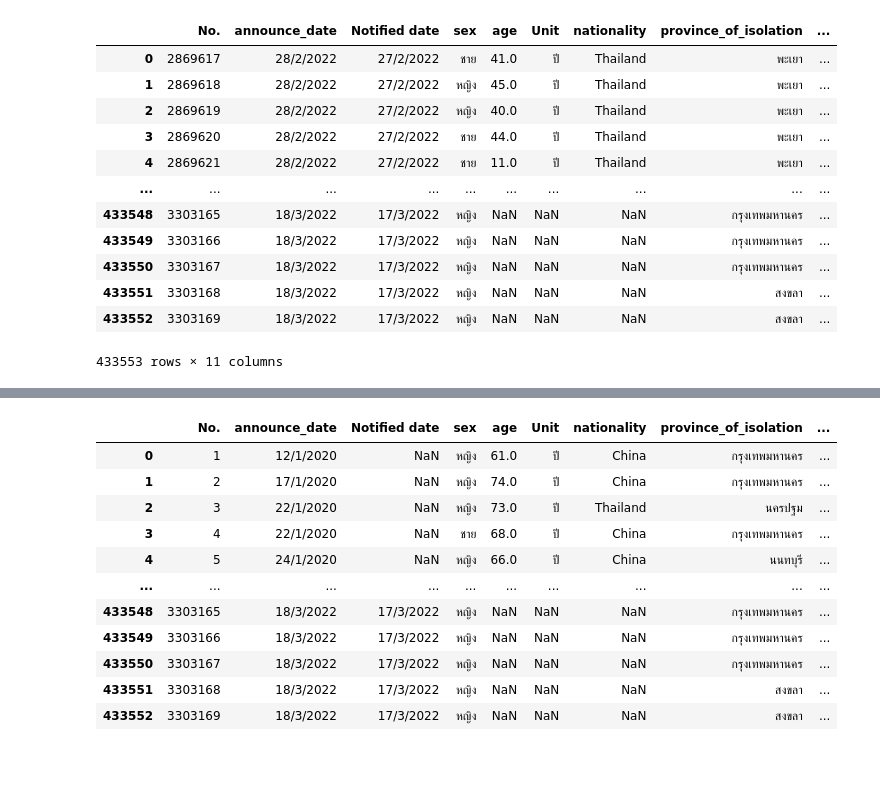
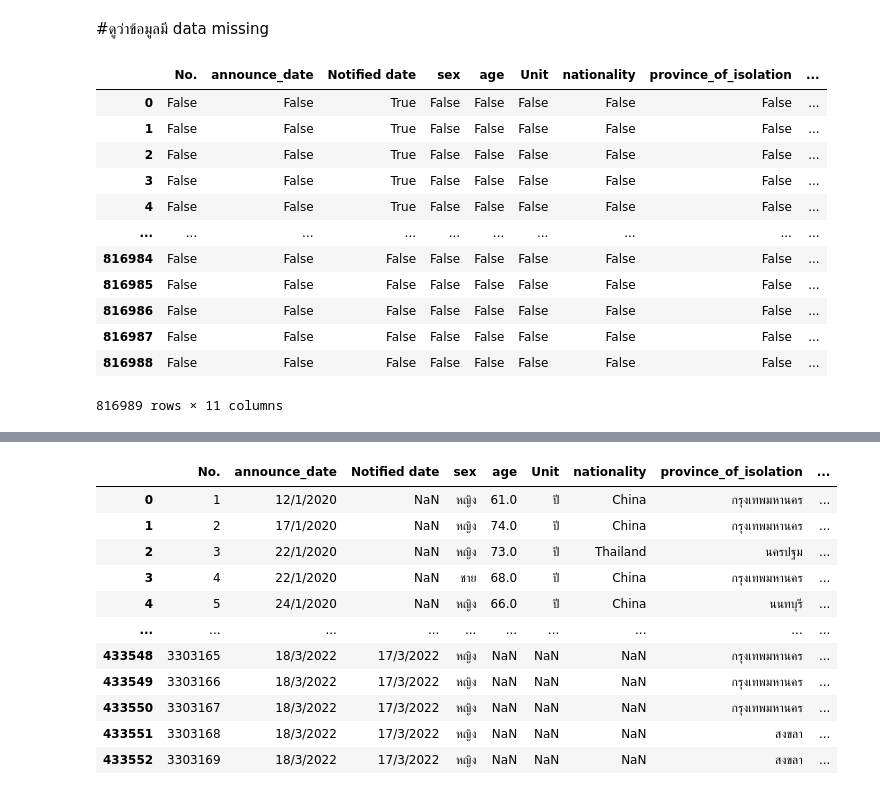
Before and after one commit to sitthatkaja/data_viz_2022, a Jupyter notebook: Project_Group.ipynb, the cells around one changed output, grey strips where cells are left out. Drawn from its saved outputs; the diff is of its cells as text; code cells hidden in the pictures; blank space fills up the shorter version.

```diff
--- a/Project_Group.ipynb
+++ b/Project_Group.ipynb
@@ -70,16 +85,18 @@ data_03
-# %%
-data_04
-# %% [output]
-|  | No. | announce_date | Notified date | sex | age | Unit | nationality | province_of_isolation | ... |
-| 0 | 2869617 | 28/2/2022 | 27/2/2022 | ชาย | 41.0 | ปี | Thailand | พะเยา | ... |
-| 1 | 2869618 | 28/2/2022 | 27/2/2022 | หญิง | 45.0 | ปี | Thailand | พะเยา | ... |
-| 2 | 2869619 | 28/2/2022 | 27/2/2022 | หญิง | 40.0 | ปี | Thailand | พะเยา | ... |
-| 3 | 2869620 | 28/2/2022 | 27/2/2022 | ชาย | 44.0 | ปี | Thailand | พะเยา | ... |
-| 4 | 2869621 | 28/2/2022 | 27/2/2022 | ชาย | 11.0 | ปี | Thailand | พะเยา | ... |
-| ... | ... | ... | ... | ... | ... | ... | ... | ... | ... |
-| 433548 | 3303165 | 18/3/2022 | 17/3/2022 | หญิง | NaN | NaN | NaN | กรุงเทพมหานคร | ... |
-| 433549 | 3303166 | 18/3/2022 | 17/3/2022 | หญิง | NaN | NaN | NaN | กรุงเทพมหานคร | ... |
-| 433550 | 3303167 | 18/3/2022 | 17/3/2022 | หญิง | NaN | NaN | NaN | กรุงเทพมหานคร | ... |
-| 433551 | 3303168 | 18/3/2022 | 17/3/2022 | หญิง | NaN | NaN | NaN | สงขลา | ... |
-| 433552 | 3303169 | 18/3/2022 | 17/3/2022 | หญิง | NaN | NaN | NaN | สงขลา | ... |
-433553 rows × 11 columns
+# %% [markdown]
+#ดูว่าข้อมูลมี data missing
+# %%
+data_01.isnull() #ดูว่าข้อมูลนั้นมี Missing รึป่าว
+# %% [output]
+|  | No. | announce_date | Notified date | sex | age | Unit | nationality | province_of_isolation | ... |
+| 0 | False | False | True | False | False | False | False | False | ... |
+| 1 | False | False | True | False | False | False | False | False | ... |
+| 2 | False | False | True | False | False | False | False | False | ... |
+| 3 | False | False | True | False | False | False | False | False | ... |
+| 4 | False | False | True | False | False | False | False | False | ... |
+| ... | ... | ... | ... | ... | ... | ... | ... | ... | ... |
+| 816984 | False | False | False | False | False | False | False | False | ... |
+| 816985 | False | False | False | False | False | False | False | False | ... |
+| 816986 | False | False | False | False | False | False | False | False | ... |
+| 816987 | False | False | False | False | False | False | False | False | ... |
+| 816988 | False | False | False | False | False | False | False | False | ... |
+816989 rows × 11 columns
```
Also changed, not shown: parts of 45 cells of this notebook.
